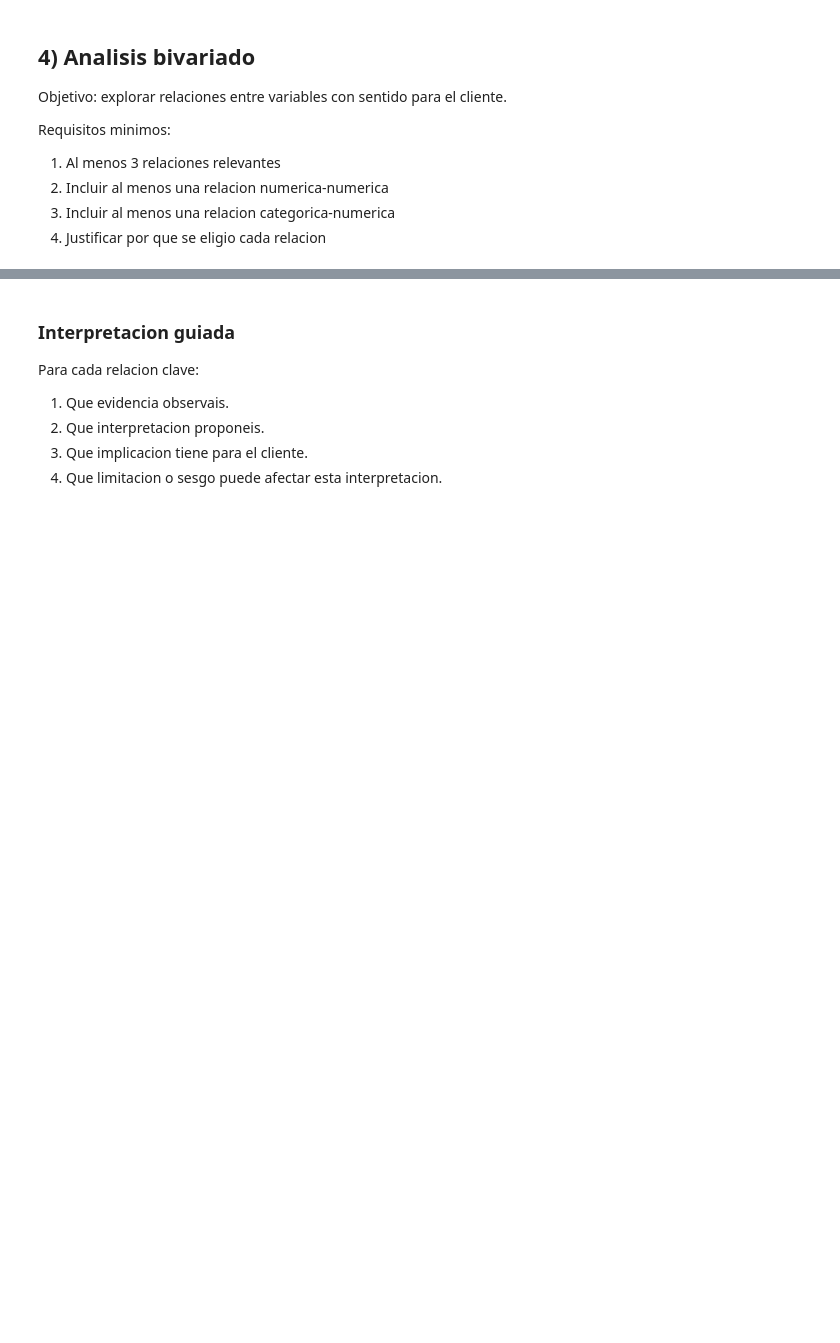
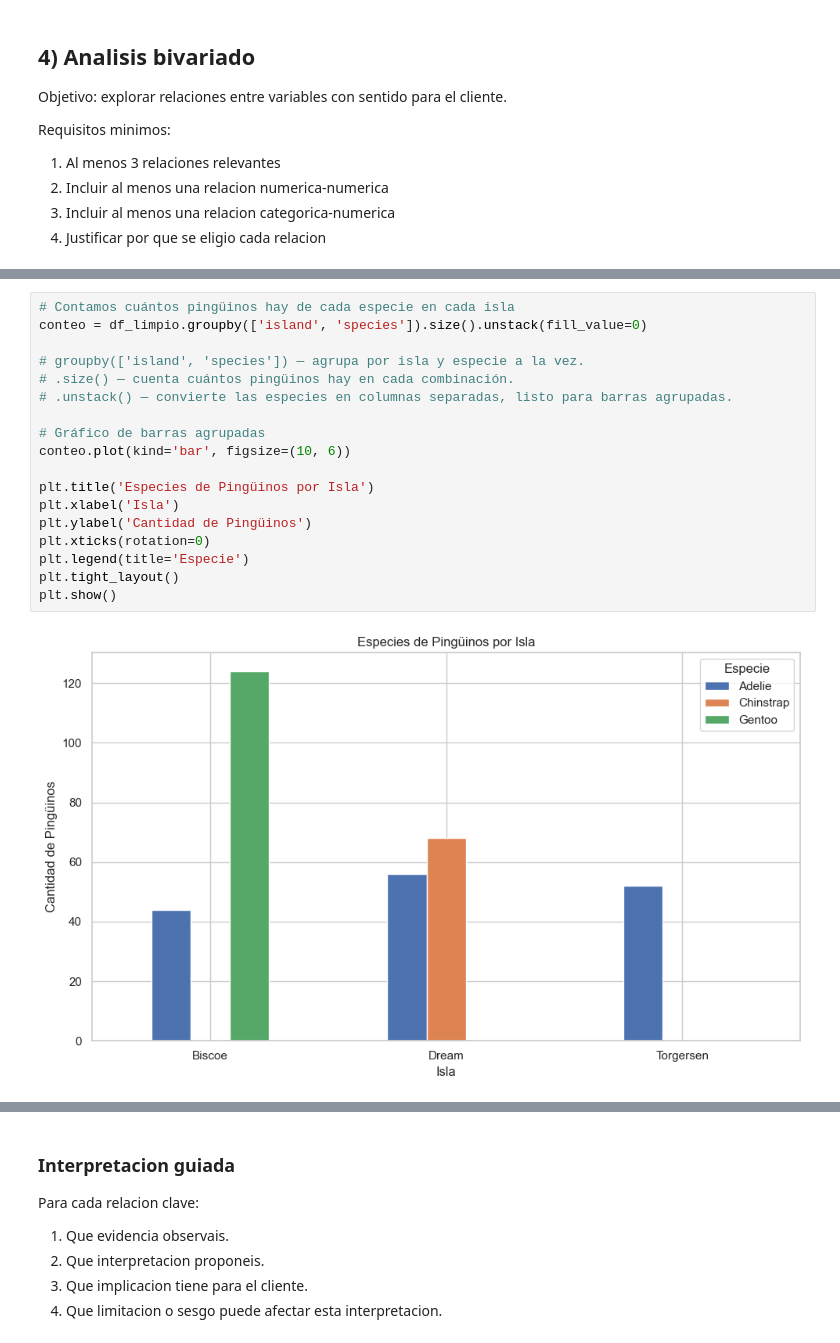
Before and after one commit to JosePuges/Proyecto-pinguino-Team-3, a Jupyter notebook: proyecto-curie-pinguinos.ipynb, the cells around one changed output, grey strips where cells are left out. Drawn from its saved outputs; the diff is of its cells as text; blank space fills up the shorter version.

```diff
--- a/proyecto-curie-pinguinos.ipynb
+++ b/proyecto-curie-pinguinos.ipynb
@@ -268,0 +324,20 @@ pass
+# %%
+# Contamos cuántos pingüinos hay de cada especie en cada isla
+conteo = df_limpio.groupby(['island', 'species']).size().unstack(fill_value=0)
+
+# groupby(['island', 'species']) — agrupa por isla y especie a la vez.
+# .size() — cuenta cuántos pingüinos hay en cada combinación.
+# .unstack() — convierte las especies en columnas separadas, listo para barras agrupadas.
+
+# Gráfico de barras agrupadas
+conteo.plot(kind='bar', figsize=(10, 6))
+
+plt.title('Especies de Pingüinos por Isla')
+plt.xlabel('Isla')
+plt.ylabel('Cantidad de Pingüinos')
+plt.xticks(rotation=0)
+plt.legend(title='Especie')
+plt.tight_layout()
+plt.show()
+# %% [output]
+[figure, added]
```
Also changed, not shown: parts of 11 cells of this notebook.
